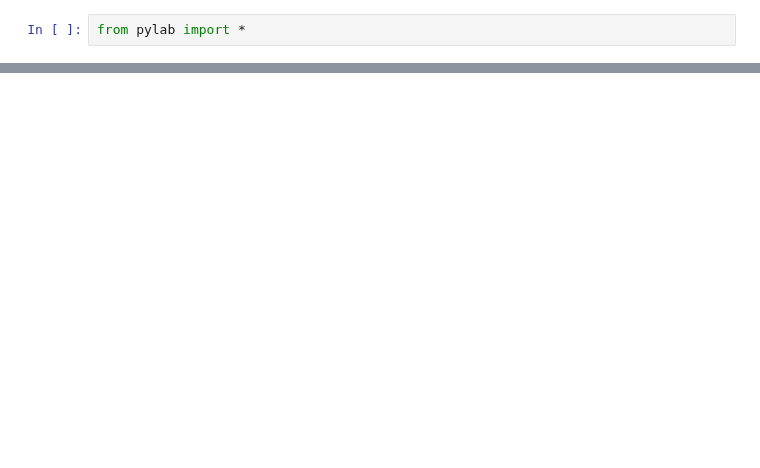
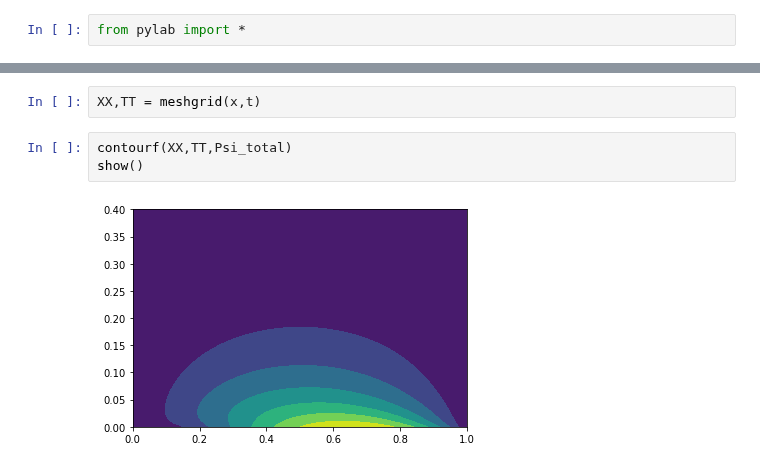
Before and after one commit to richmf/Fisica-Computacional-clases, a Jupyter notebook: CN 1.ipynb, the cells around one changed output, grey strips where cells are left out. Drawn from its saved outputs; the diff is of its cells as text; blank space fills up the shorter version.

```diff
--- a/CN 1.ipynb
+++ b/CN 1.ipynb
@@ -32,0 +60,7 @@ print(dot(A,A_inv) )
+# %%
+XX,TT = meshgrid(x,t)
+# %%
+contourf(XX,TT,Psi_total)
+show()
+# %% [output]
+[figure, added]
```
Also changed, not shown: parts of 7 cells of this notebook.
